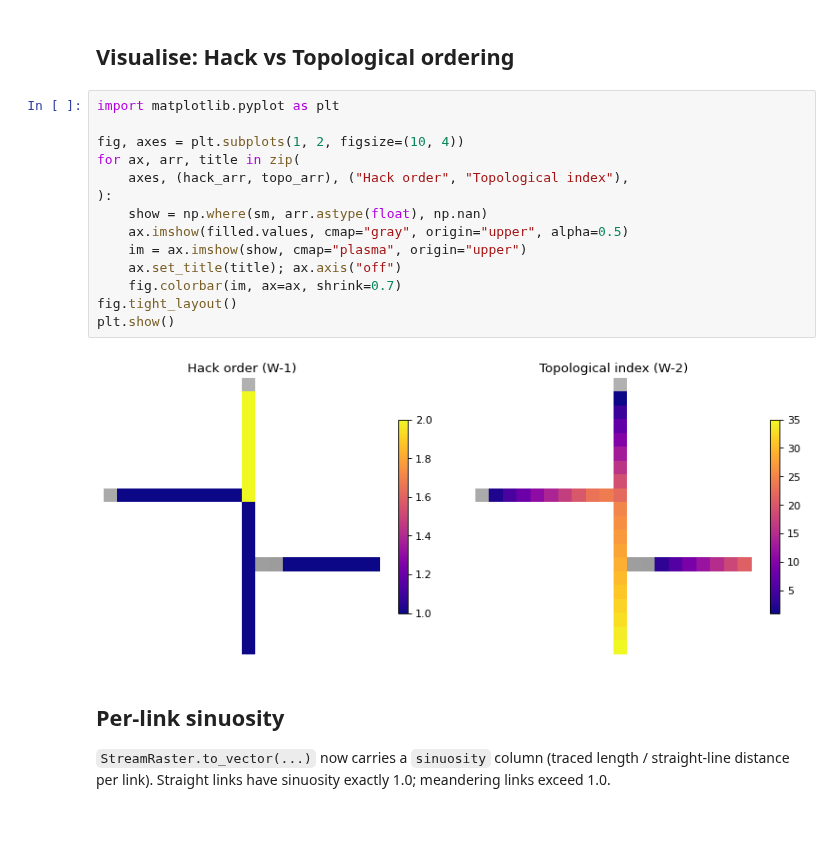
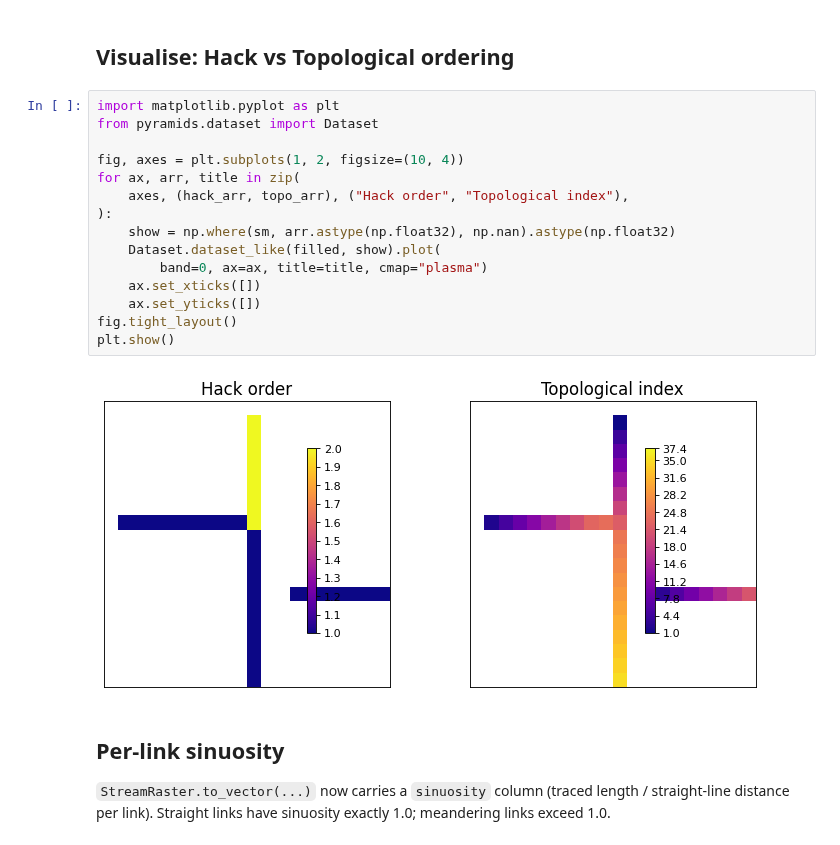
Before and after one commit to serapeum-org/digital-rivers, a Jupyter notebook: main/examples/01_hydrology_pipeline/01_hydrology_pipeline.ipynb, the cells around one changed output. Saved outputs shown, nothing was run; the diff lists cells and outputs as text.

```diff
--- a/main/examples/01_hydrology_pipeline/01_hydrology_pipeline.ipynb
+++ b/main/examples/01_hydrology_pipeline/01_hydrology_pipeline.ipynb
@@ -153,20 +160,21 @@ Stream cell count:              35
 ## Visualise: Hack vs Topological ordering
 # %%
 import matplotlib.pyplot as plt
+from pyramids.dataset import Dataset
 
 fig, axes = plt.subplots(1, 2, figsize=(10, 4))
 for ax, arr, title in zip(
     axes, (hack_arr, topo_arr), ("Hack order", "Topological index"),
 ):
-    show = np.where(sm, arr.astype(float), np.nan)
-    ax.imshow(filled.values, cmap="gray", origin="upper", alpha=0.5)
-    im = ax.imshow(show, cmap="plasma", origin="upper")
-    ax.set_title(title); ax.axis("off")
-    fig.colorbar(im, ax=ax, shrink=0.7)
+    show = np.where(sm, arr.astype(np.float32), np.nan).astype(np.float32)
+    Dataset.dataset_like(filled, show).plot(
+        band=0, ax=ax, title=title, cmap="plasma")
+    ax.set_xticks([])
+    ax.set_yticks([])
 fig.tight_layout()
 plt.show()
 # %% [output]
-[figure, old version]
+[figure, new version]
 # %% [markdown]
 ## Per-link sinuosity
 
```
Also changed, not shown: parts of 4 cells of this notebook, 52 other files.
